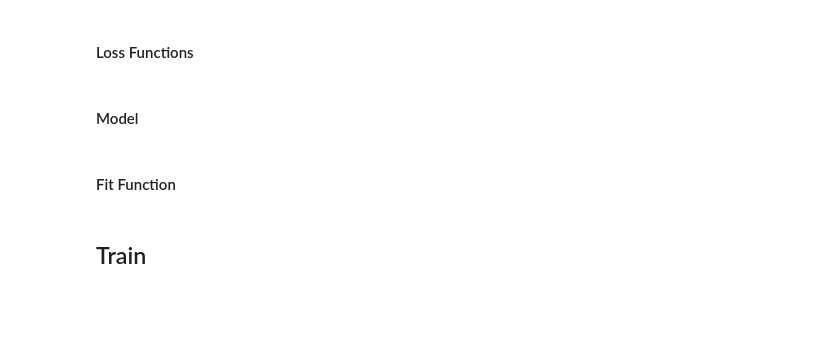
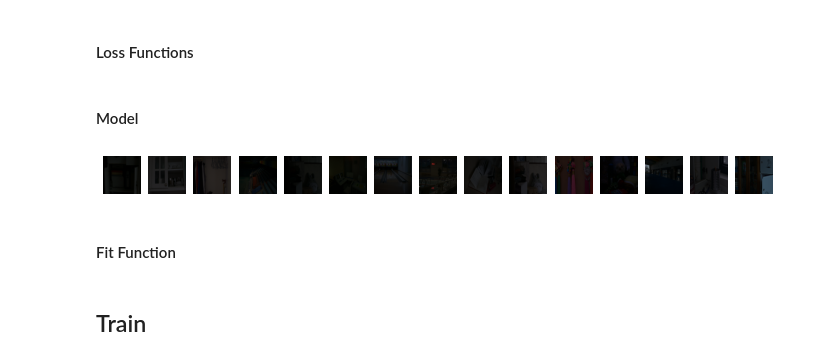
Before and after one commit to rohit-khoiwal/Zero-DCE-project, a Jupyter notebook: jax-flax-zero-dce-net.ipynb, the cells around one changed output. Saved outputs shown, nothing was run; the diff lists cells and outputs as text; code cells hidden in the pictures; blank space fills up the shorter version.

```diff
--- a/jax-flax-zero-dce-net.ipynb
+++ b/jax-flax-zero-dce-net.ipynb
@@ -60,3 +66,14 @@ train_dataset = get_dataset(train_image_files)
 eval_dataset = get_dataset(val_image_files)
 # %%
 imgs = next(iter(train_dataset))
+# %%
+def get_test_dataset(path):
+    dataset = tf.keras.utils.image_dataset_from_directory(
+        path, labels=None, image_size=(256, 256), batch_size=128
+    )
+    lst = []
+    for batch in dataset:
+        lst.extend(batch / 255)
+    return jnp.array(lst)
+
+test_imgs = get_test_dataset('eval/low')
@@ -166,6 +194,17 @@ class SpatialConsistencyLoss:
         return d_left + d_right + d_up + d_down
 # %% [markdown]
 #### Model
+# %%
+def plot_results(images, figure_size=(12, 12)):
+    fig = plt.figure(figsize=figure_size)
+    for i in range(len(images)):
+        fig.add_subplot(1, len(images), i + 1)
+        _ = plt.imshow(images[i])
+        plt.axis("off")
+    plt.show()
+plot_results(test_imgs)
+# %% [output]
+[figure, added]
 # %%
 class dce_net(nn.Module):
     loss_spa: None
```
Also changed, not shown: parts of 15 cells of this notebook.
